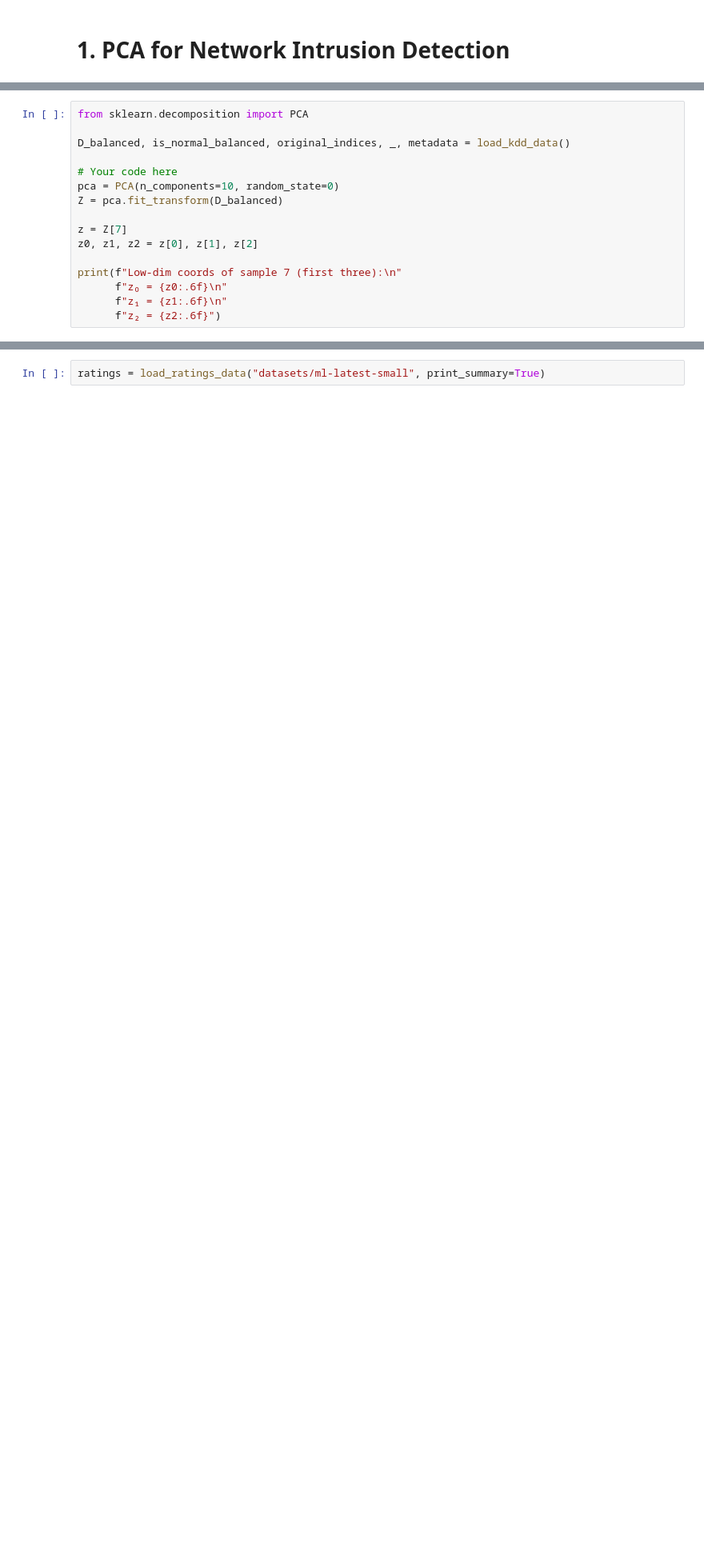
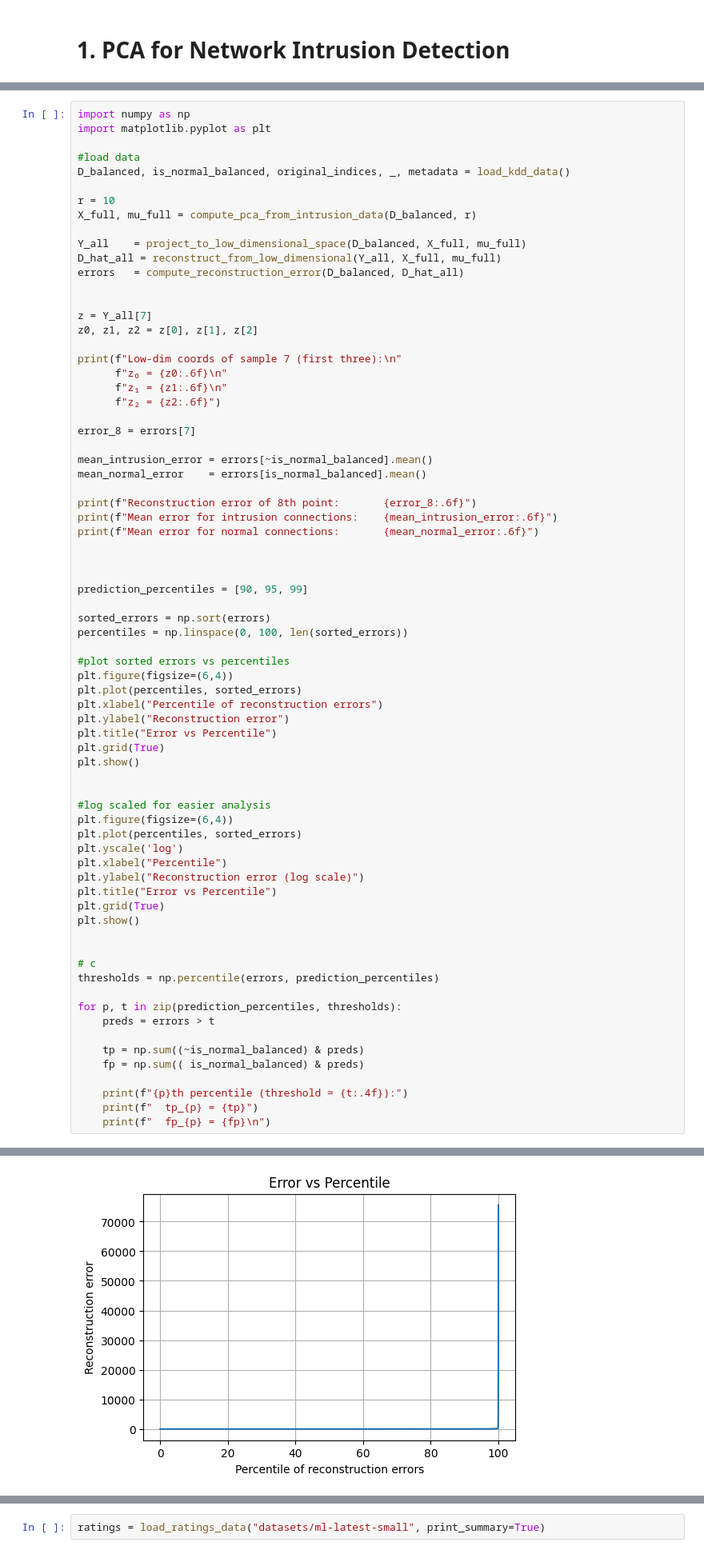
Before and after one commit to stefanxz/ml-hw2, a Jupyter notebook: homework_2_setup.ipynb, the cells around one changed output, grey strips where cells are left out. Shown at 80% size. Drawn from its saved outputs; the diff is of its cells as text; blank space fills up the shorter version.

```diff
--- a/homework_2_setup.ipynb
+++ b/homework_2_setup.ipynb
@@ -83,17 +93,73 @@ def compute_reconstruction_error(original, reconstructed):
 # %%
-from sklearn.decomposition import PCA
+import numpy as np
+import matplotlib.pyplot as plt
 
+#load data
 D_balanced, is_normal_balanced, original_indices, _, metadata = load_kdd_data()
 
-# Your code here
-pca = PCA(n_components=10, random_state=0)
-Z = pca.fit_transform(D_balanced)
+r = 10
+X_full, mu_full = compute_pca_from_intrusion_data(D_balanced, r)
 
-z = Z[7]
+Y_all    = project_to_low_dimensional_space(D_balanced, X_full, mu_full)
+D_hat_all = reconstruct_from_low_dimensional(Y_all, X_full, mu_full)
+errors   = compute_reconstruction_error(D_balanced, D_hat_all)
+
+
+z = Y_all[7]
 z0, z1, z2 = z[0], z[1], z[2]
 
 print(f"Low-dim coords of sample 7 (first three):\n"
       f"z₀ = {z0:.6f}\n"
       f"z₁ = {z1:.6f}\n"
       f"z₂ = {z2:.6f}")
+
+error_8 = errors[7]
+
+mean_intrusion_error = errors[~is_normal_balanced].mean()
+mean_normal_error    = errors[is_normal_balanced].mean()
+
+print(f"Reconstruction error of 8th point:       {error_8:.6f}")
+print(f"Mean error for intrusion connections:    {mean_intrusion_error:.6f}")
+print(f"Mean error for normal connections:       {mean_normal_error:.6f}")
+
+
+
+prediction_percentiles = [90, 95, 99]
+
+sorted_errors = np.sort(errors)
+percentiles = np.linspace(0, 100, len(sorted_errors))
+
+#plot sorted errors vs percentiles
+plt.figure(figsize=(6,4))
+plt.plot(percentiles, sorted_errors)
+plt.xlabel("Percentile of reconstruction errors")
+plt.ylabel("Reconstruction error")
+plt.title("Error vs Percentile")
+plt.grid(True)
+plt.show()
+
+
+#log scaled for easier analysis
+plt.figure(figsize=(6,4))
+plt.plot(percentiles, sorted_errors)
+plt.yscale('log')
+plt.xlabel("Percentile")
+plt.ylabel("Reconstruction error (log scale)")
+plt.title("Error vs Percentile")
+plt.grid(True)
+plt.show()
+
+
+# c
+thresholds = np.percentile(errors, prediction_percentiles)
+
+for p, t in zip(prediction_percentiles, thresholds):
+    preds = errors > t
+
+    tp = np.sum((~is_normal_balanced) & preds)
+    fp = np.sum(( is_normal_balanced) & preds)
+
+    print(f"{p}th percentile (threshold ≃ {t:.4f}):")
+    print(f"  tp_{p} = {tp}")
+    print(f"  fp_{p} = {fp}\n")
 # %% [output]
@@ -106,0 +174 @@ z₂ = -0.062970
+[figure, added]
```
Also changed, not shown: parts of 4 cells of this notebook, 1 other file.
